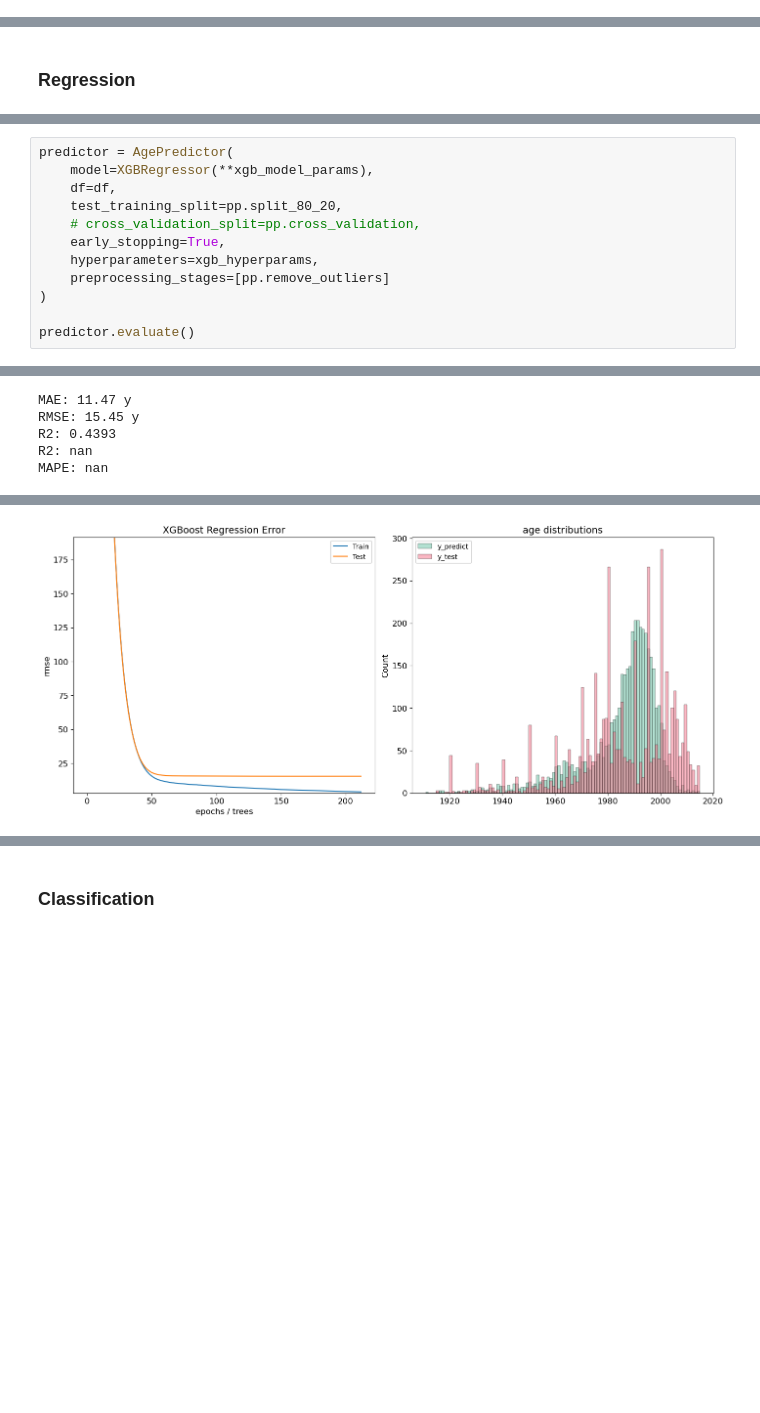
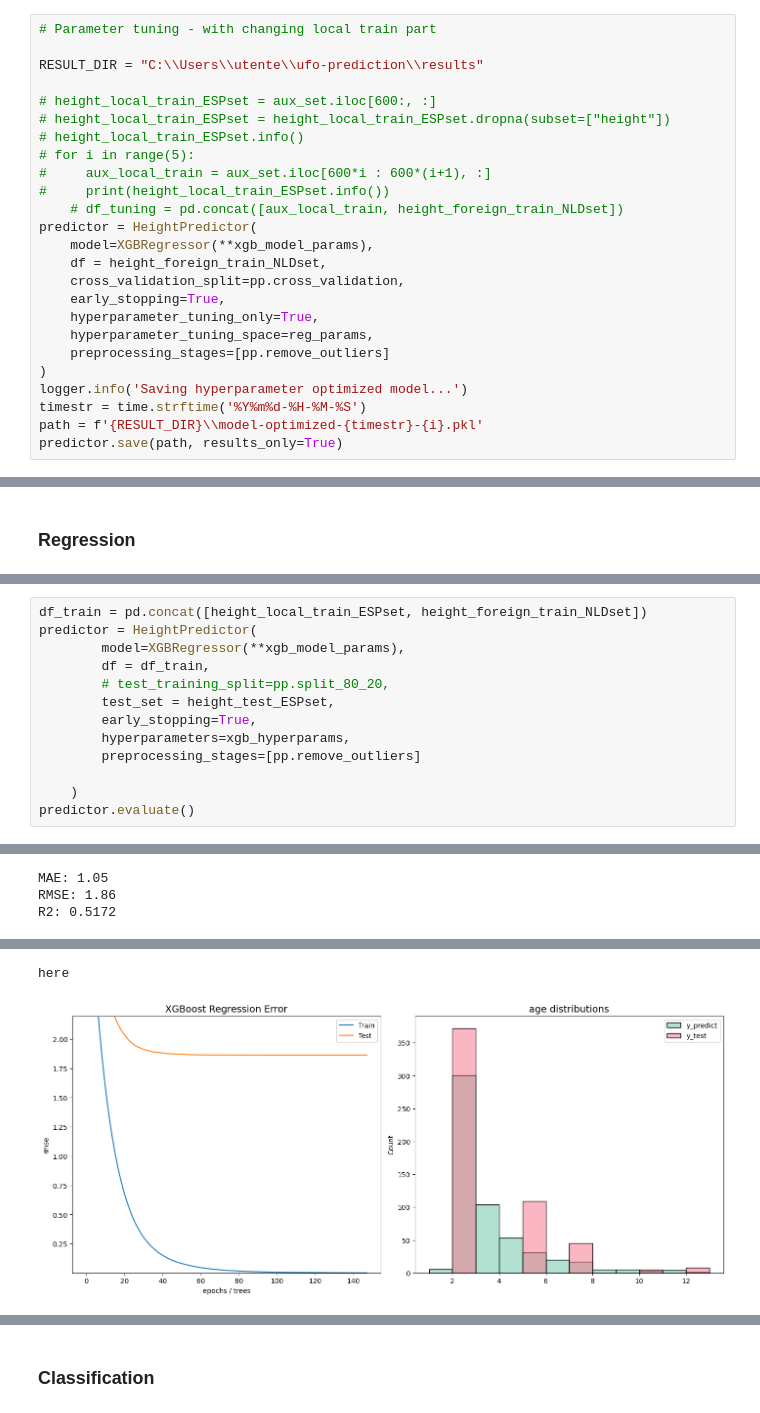
Before and after one commit to cofler/ufo-prediction, a Jupyter notebook: demo/demo.ipynb, the cells around one changed output, grey strips where cells are left out. Cells and saved outputs as stored; diff of their text form; blank space fills up the shorter version.

```diff
--- a/demo/demo.ipynb
+++ b/demo/demo.ipynb
@@ -171,0 +182,25 @@ xgb_hyperparams = {
+# %%
+# Parameter tuning - with changing local train part
+
+RESULT_DIR = "C:\\Users\\utente\\ufo-prediction\\results"
+
+# height_local_train_ESPset = aux_set.iloc[600:, :]
+# height_local_train_ESPset = height_local_train_ESPset.dropna(subset=["height"])
+# height_local_train_ESPset.info()
+# for i in range(5):
+#     aux_local_train = aux_set.iloc[600*i : 600*(i+1), :]
+#     print(height_local_train_ESPset.info())
+    # df_tuning = pd.concat([aux_local_train, height_foreign_train_NLDset])
+predictor = HeightPredictor(
+    model=XGBRegressor(**xgb_model_params),
+    df = height_foreign_train_NLDset,
+    cross_validation_split=pp.cross_validation,
+    early_stopping=True,
+    hyperparameter_tuning_only=True,
+    hyperparameter_tuning_space=reg_params,
+    preprocessing_stages=[pp.remove_outliers]
+)
+logger.info('Saving hyperparameter optimized model...')
+timestr = time.strftime('%Y%m%d-%H-%M-%S')
+path = f'{RESULT_DIR}\\model-optimized-{timestr}-{i}.pkl'
+predictor.save(path, results_only=True)
@@ -174,13 +363,14 @@ xgb_hyperparams = {
 # %%
-predictor = AgePredictor(
-    model=XGBRegressor(**xgb_model_params),
-    df=df,
-    test_training_split=pp.split_80_20,
-    # cross_validation_split=pp.cross_validation,
-    early_stopping=True,
-    hyperparameters=xgb_hyperparams,
-    preprocessing_stages=[pp.remove_outliers]
-)
+df_train = pd.concat([height_local_train_ESPset, height_foreign_train_NLDset])
+predictor = HeightPredictor(
+        model=XGBRegressor(**xgb_model_params),
+        df = df_train,
+        # test_training_split=pp.split_80_20,
+        test_set = height_test_ESPset,
+        early_stopping=True,
+        hyperparameters=xgb_hyperparams,
+        preprocessing_stages=[pp.remove_outliers]
 
+    )
 predictor.evaluate()
 # %% [output]
@@ -191,5 +391,3 @@ Failed to calculate energy error: ['residential_type']
-MAE: 11.47 y
-RMSE: 15.45 y
-R2: 0.4393
-R2: nan
-MAPE: nan
+MAE: 1.05
+RMSE: 1.86
+R2: 0.5172
@@ -196 +395,2 @@ MAPE: nan
+here
-[figure, old version]
+[figure, new version]
```
Also changed, not shown: parts of 17 cells of this notebook.
